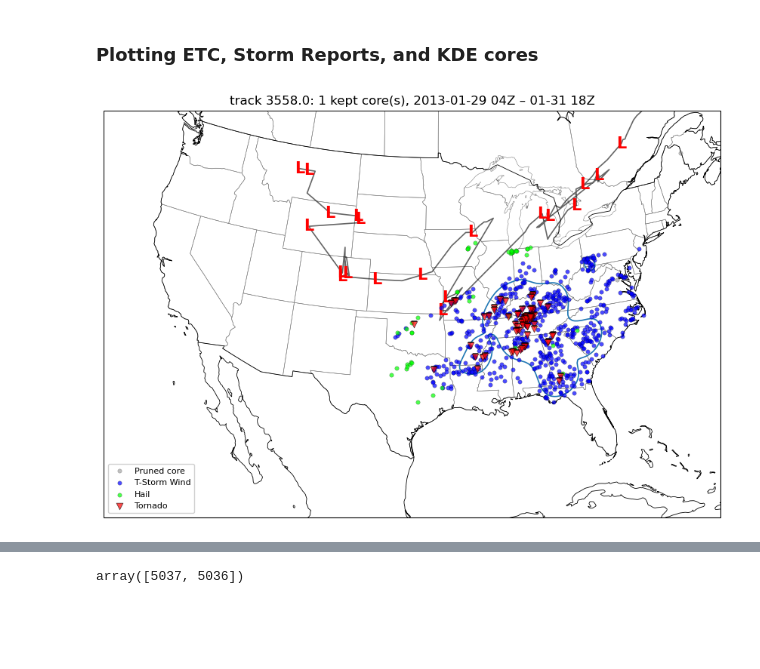
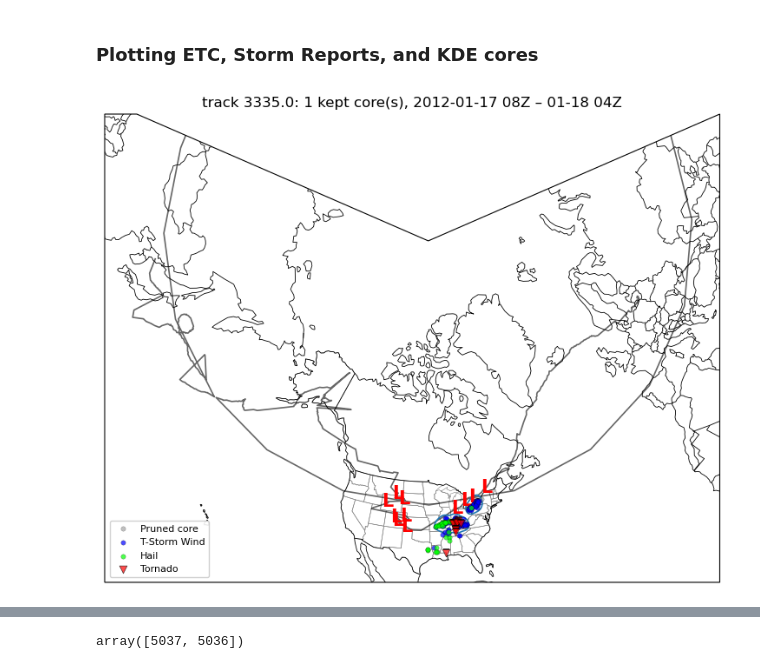
Before and after one commit to augustlepique/circs-research, a Jupyter notebook: ETCs_KDE.ipynb, the cells around one changed output, grey strips where cells are left out. Cells and saved outputs as stored; diff of their text form; code cells hidden in the pictures; blank space fills up the shorter version.

```diff
--- a/ETCs_KDE.ipynb
+++ b/ETCs_KDE.ipynb
@@ -634,8 +634,9 @@ plt.show()
 # %% [markdown]
 ### Plotting ETC, Storm Reports, and KDE cores
 # %%
-#df = pd.read_csv('data/reports_tagged_final.csv', low_memory=False)
-#df['time_hour'] = pd.to_datetime(df['time_hour'], utc=True)
+### If going straight to plotting, load in files here:
+df = pd.read_csv('data/reports_tagged_final.csv', low_memory=False)
+df['time_hour'] = pd.to_datetime(df['time_hour'], utc=True)
 
 
 tracks_h = pd.read_csv('data/nodes_with_reports_final.csv', parse_dates=['time_hour'])
@@ -721,7 +722,7 @@ def plot_track_cores(track_id, df, tracks_h, bandwidth=1.0, pdf_thresh=0.001, dx
                edgecolor='black', linewidth=0.5,
                transform=ccrs.PlateCarree(), zorder=7, label='Tornado')
 
-    ax.set_extent([lon_min, lon_max, lat_min, lat_max], crs=ccrs.PlateCarree())
+    #ax.set_extent([lon_min, lon_max, lat_min, lat_max], crs=ccrs.PlateCarree())
     ax.legend(loc='lower left', fontsize=8, framealpha=0.9)
     ax.set_title(f"track {track_id}: {g.loc[keep, 'core_id'].nunique()} kept core(s), "
                  f"{g['time_hour'].min():%Y-%m-%d %H}Z – {g['time_hour'].max():%m-%d %H}Z")
@@ -795,15 +796,15 @@ def plot_track_cores(track_id, df, tracks_h, bandwidth=1.0, pdf_thresh=0.001, dx
 #         fig.savefig('etc_kde.png', dpi=200, bbox_inches='tight')
 #     plt.show()
 # %%
-plot_track_cores(track_id=3558.0,
+plot_track_cores(track_id=3335.0,
                  df=df, bandwidth=1,
                  pdf_thresh=0.005,
                  tracks_h=tracks_h,
                  savepath=False
                  )
 ## 2759.0
 # %% [output]
-[figure, old version]
+[figure, new version]
 # %%
 etc_summary = pd.read_csv('data/etc_summary_final.csv')
 # %%
```
Also changed, not shown: 14 other files.
